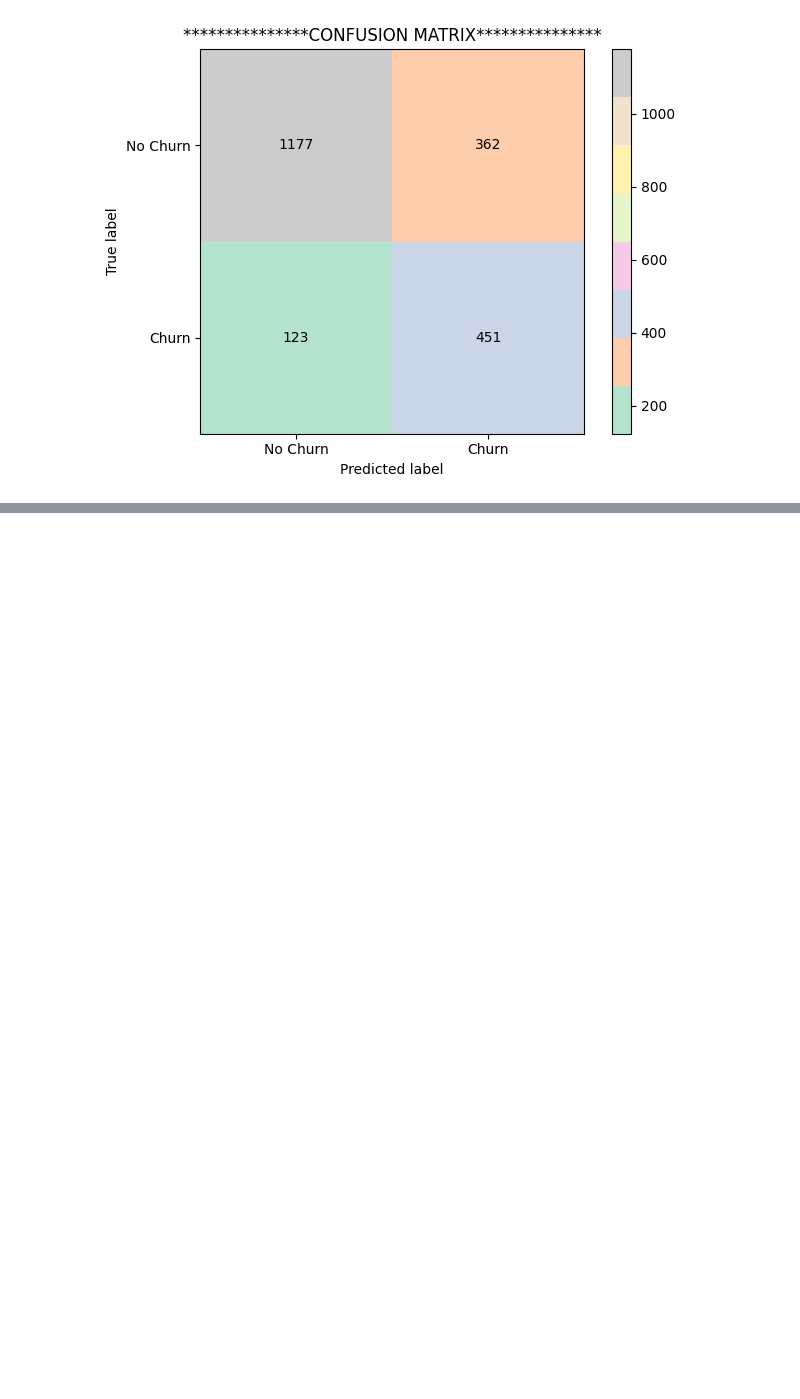
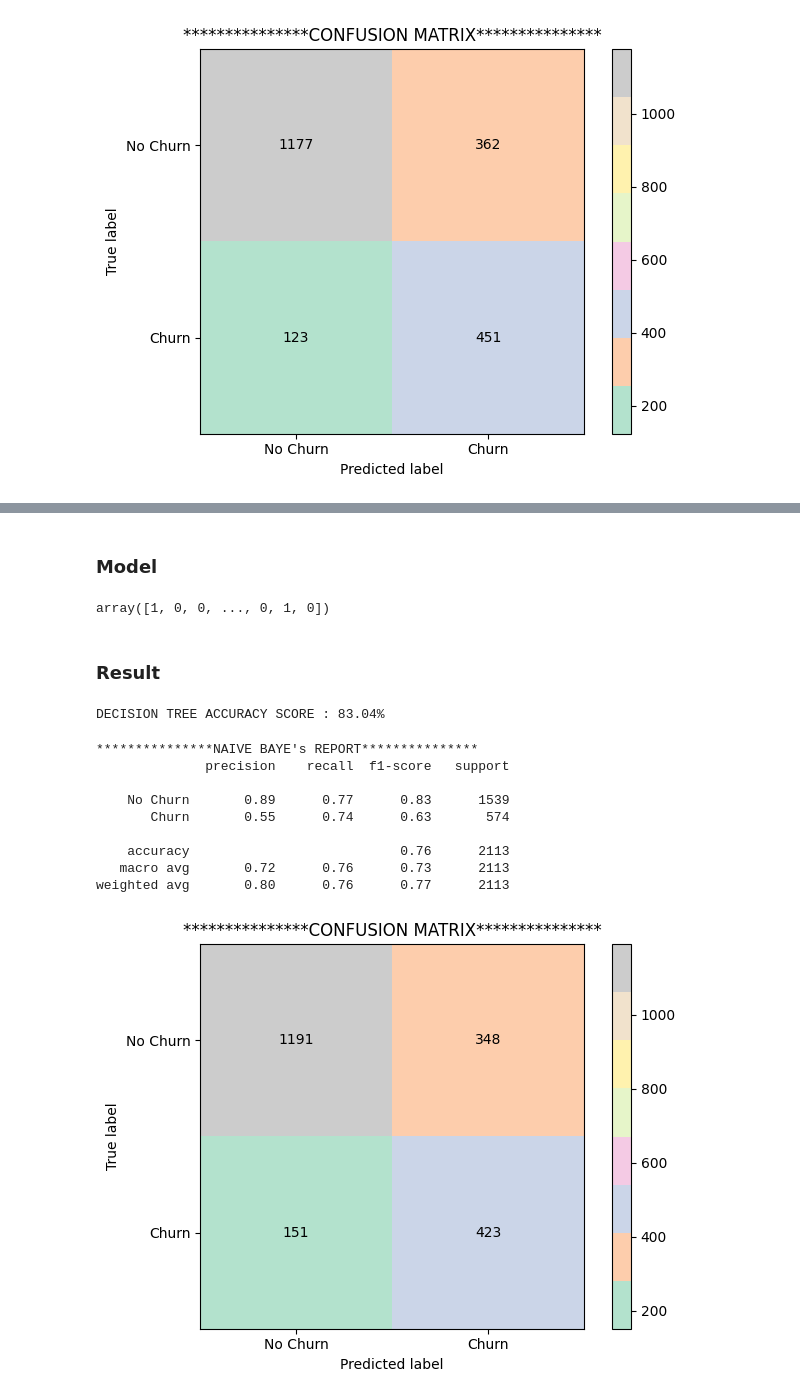
Before and after one commit to Theveetha/Telecom_Churn_Prediction, a Jupyter notebook: Telecom_Churn_Prediction.ipynb, the cells around one changed output, grey strips where cells are left out. Drawn from its saved outputs; the diff is of its cells as text; code cells hidden in the pictures; blank space fills up the shorter version.

```diff
--- a/Telecom_Churn_Prediction.ipynb
+++ b/Telecom_Churn_Prediction.ipynb
@@ -915,0 +994,32 @@ weighted avg       0.81      0.77      0.78      2113
+# %% [markdown]
+### **Model**
+# %%
+from sklearn.tree import DecisionTreeClassifier
+
+dt_model = DecisionTreeClassifier(random_state=42, max_depth=optimum_depth, criterion='gini')
+dt_model.fit(x_train_en,y_train_en)
+
+dt_y_pred = dt_model.predict(x_test)
+dt_y_pred
+# %% [output]
+array([1, 0, 0, ..., 0, 1, 0])
+# %% [markdown]
+### **Result**
+# %%
+dt_score = dt_model.score(x_train_en,y_train_en)
+print(f"DECISION TREE ACCURACY SCORE : {round((dt_score*100),2)}%")
+# %% [output]
+DECISION TREE ACCURACY SCORE : 83.04%
+# %%
+model_report(y_test,dt_y_pred,confusion_lbs)
+# %% [output]
+***************NAIVE BAYE's REPORT***************
+              precision    recall  f1-score   support
+
+    No Churn       0.89      0.77      0.83      1539
+       Churn       0.55      0.74      0.63       574
+
+    accuracy                           0.76      2113
+   macro avg       0.72      0.76      0.73      2113
+weighted avg       0.80      0.76      0.77      2113
+[figure, added]
```
Also changed, not shown: parts of 39 cells of this notebook.
